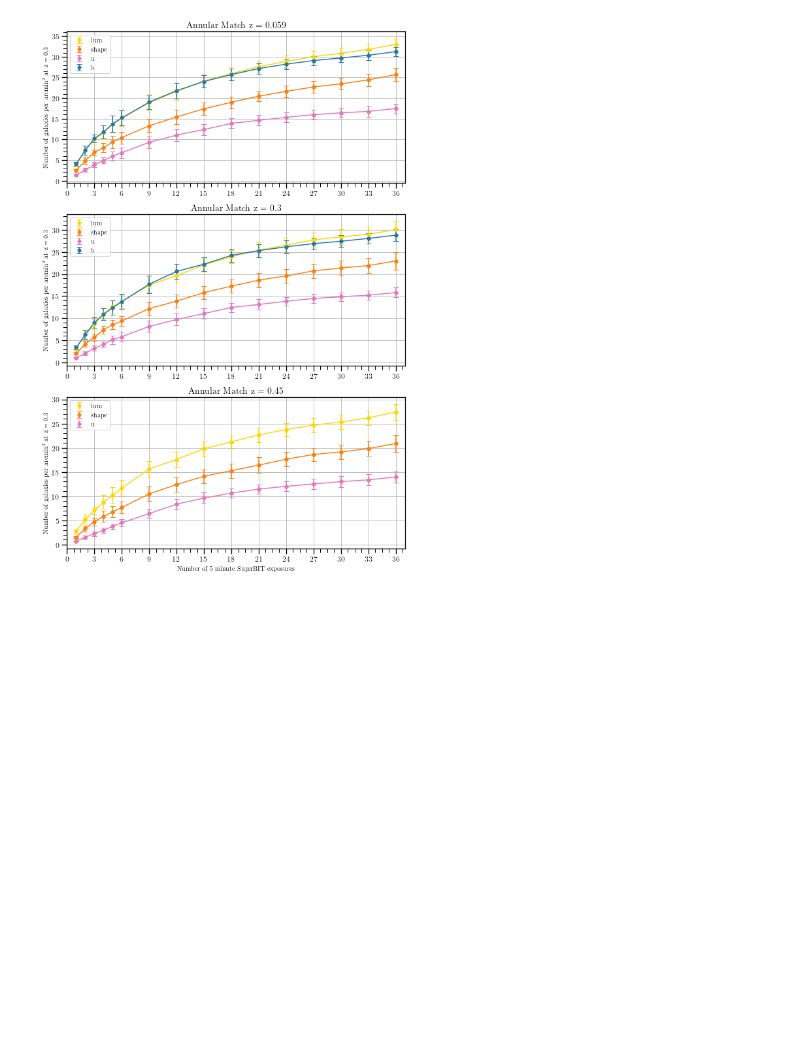
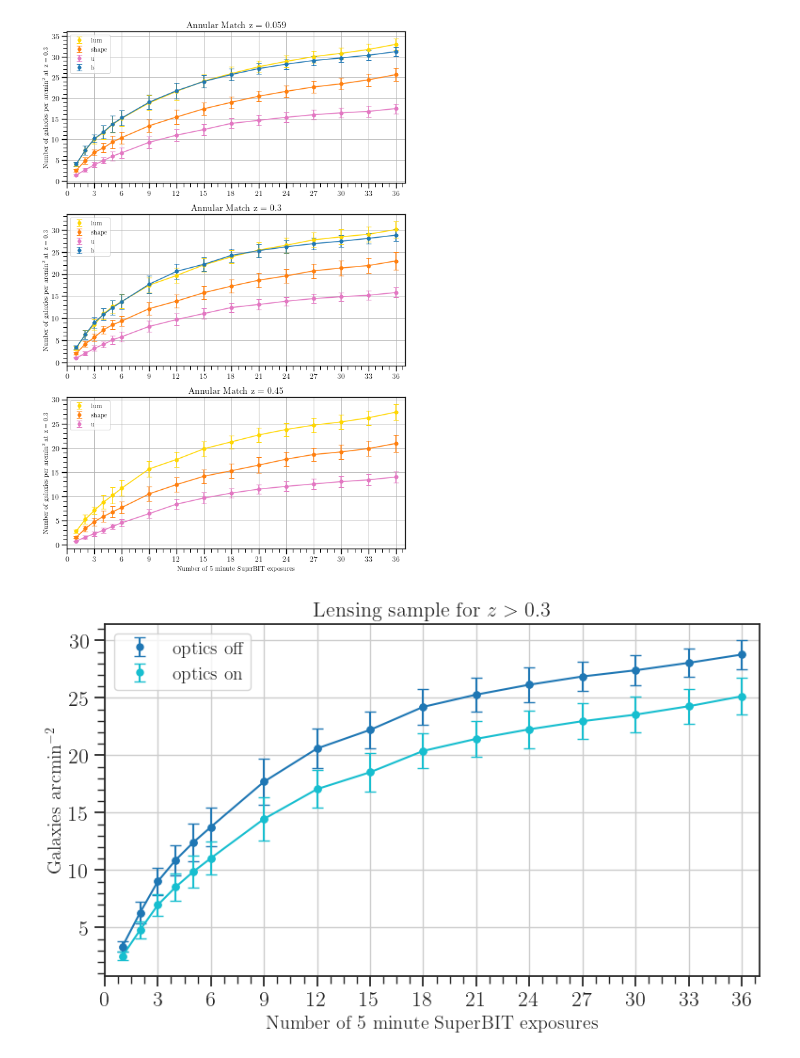
Before and after one commit to mcclearyj/forecasting-analysis, a Jupyter notebook: mini_medsmaker/vertical_plots.ipynb, the cells around one changed output. Drawn from its saved outputs; the diff is of its cells as text; code cells hidden in the pictures; blank space fills up the shorter version.

```diff
--- a/mini_medsmaker/vertical_plots.ipynb
+++ b/mini_medsmaker/vertical_plots.ipynb
@@ -191,3 +194,54 @@ plt.subplots_adjust(left=0.1, right=0.95, bottom=0.1, top=0.95, hspace=0.3)
 plt.show()
 # %% [output]
 [figure]
+# %%
+import pandas as pd
+import matplotlib.pyplot as plt
+
+%matplotlib inline
+
+# Define a function to load and plot data from a CSV file
+def plot_annular_data(ax, file_path, label, color):
+    # Load the data from CSV file
+    data = pd.read_csv(file_path)
+
+    # Extract the relevant columns
+    n_exp = data['n_exp']
+    mean_annular_density = data['mean_annular_match']/350
+    std_annular_density = data['std_annular_match']/350
+
+    # Plot mean_joined_match vs n_exp with line connecting points and error bars
+    ax.errorbar(n_exp, mean_annular_density, yerr=std_annular_density, fmt='o', capsize=4, markersize=5, color=color, label=label)
+    ax.plot(n_exp, mean_annular_density, '-o', markersize=5, color=color)
+# %%
+###
+### Copy for optical stuff
+###
+import os
+
+path = '/Users/j.mccleary/Research/SuperBIT/mock-data-forecasting/\
+forecast_blue/cl_m4.1e14_z0.3'
+
+outpath = '/Users/j.mccleary/Research/SuperBIT/forecasting-analysis/paper_forecasting'
+outpath2 = '/Users/j.mccleary/Research/SuperBIT/62e81fb5edf7148f97211ade/Figures'
+
+fig, axs = plt.subplots(1, 1, figsize=(8,5), tight_layout=True)
+
+plot_annular_data(axs,
+                  os.path.join(path, 'forecast_blue_averages.csv'), 'optics off', 'tab:blue')
+plot_annular_data(axs,
+                  os.path.join(path, 'forecast_blue_averages_2_OPTICS.csv'), 'optics on', 'tab:cyan')
+
+axs.set_ylabel('Galaxies arcmin$^{-2}$')
+axs.set_title(r'Lensing sample for $z > 0.3$', fontsize=16)
+axs.set_xlabel('Number of 5 minute SuperBIT exposures', fontsize=16)
+axs.tick_params(axis='both', which='major', labelsize=16)
+axs.set_xlim(0, 37)
+axs.set_xticks(range(0, 37, 3))
+axs.legend(fontsize=14)
+axs.grid(True)
+
+plt.savefig(os.path.join(outpath,'bvb_annular_optics_on_off.pdf'))
+plt.savefig(os.path.join(outpath2,'bvb_annular_optics_on_off.pdf'))
+# %% [output]
+[figure, added]
```
Also changed, not shown: parts of 3 cells of this notebook, 3 other files.
